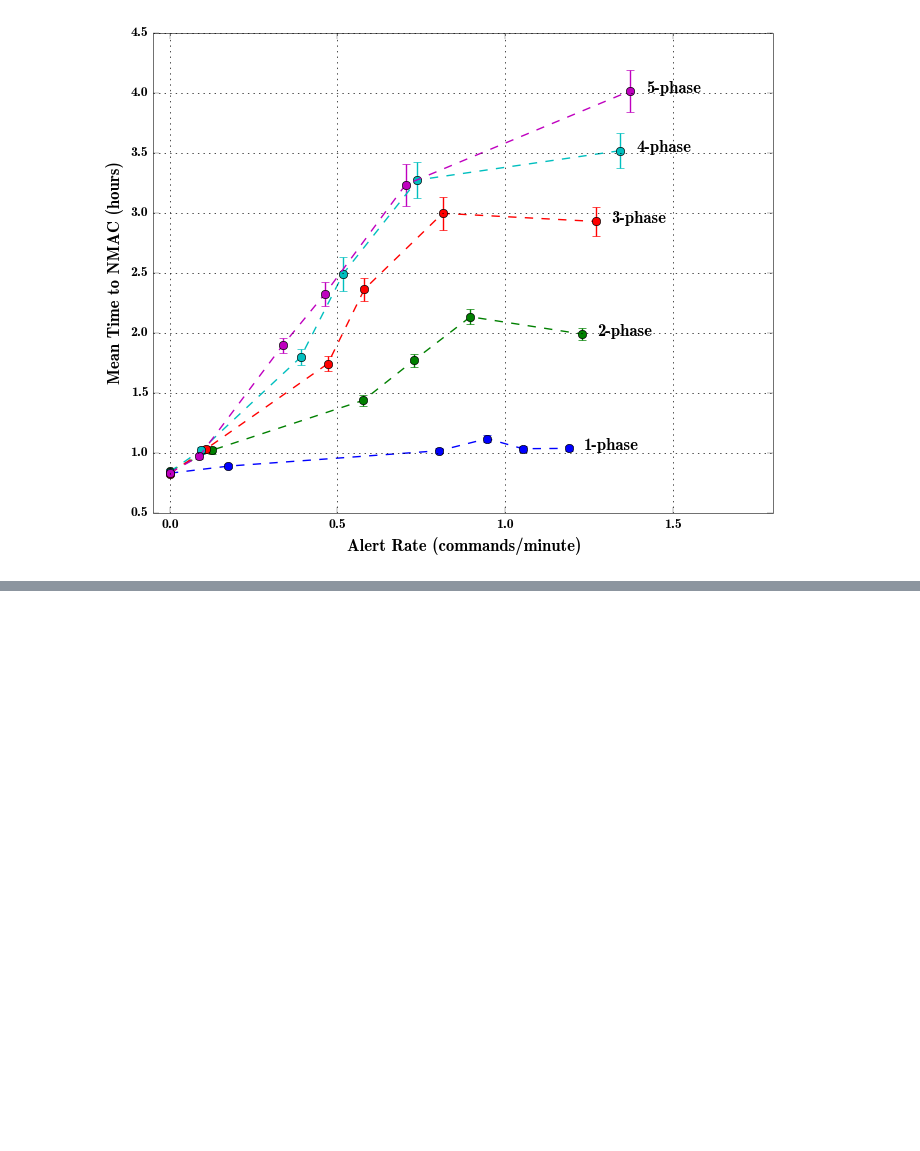
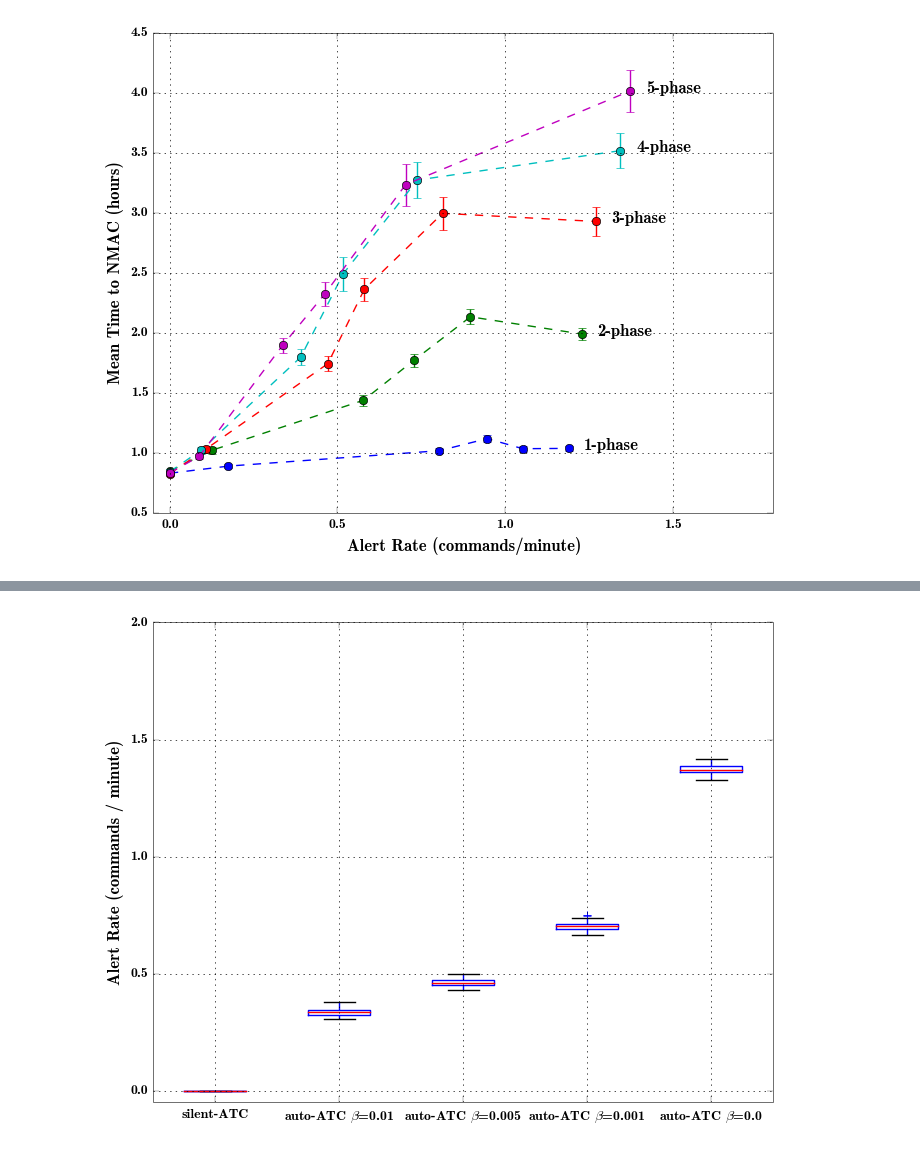
Before and after one commit to sisl/autoATC, a Jupyter notebook: CDC_3Dresults.ipynb, the cells around one changed output, grey strips where cells are left out. Drawn from its saved outputs; the diff is of its cells as text; code cells hidden in the pictures; blank space fills up the shorter version.

```diff
--- a/CDC_3Dresults.ipynb
+++ b/CDC_3Dresults.ipynb
@@ -145,0 +171,28 @@ PyPlot.ylabel("Mean Time to NMAC (hours)")
+# %%
+# alertRates = similar(tStat)
+# #First axis of tStat is beta, second axis is ATC type (MDP, MDP_period, NONE)
+# for b in 1:size(tStat,1)
+#     for k in 1:size(tStat,2)
+#         tS_minutes = tStat[b,k,:]/60.
+#         alertRates[b, k, :] = alertCounts[b,k,:] ./ tS_minutes
+#     end
+# end
+
+boxData = {data[5]["alertCounts"][b,1,:][:] ./ (data[5]["flightTimes"][b,1,:][:]/60)  for b in  reverse(1:(NbetaVals-1))}
+insert!(boxData, 1, data[5]["alertCounts"][1,2,:][:] ./ data[5]["flightTimes"][1,2,:][:] * 60)
+
+PyPlot.boxplot(boxData)
+
+PyPlot.ylim([-0.05,2.0])
+PyPlot.ylabel("Alert Rate (commands / minute)")
+
+#xLabels = ["auto-ATC \$\\beta\$="*betaValStr[b] for b in 1:NbetaVals]
+#push!(xLabels,"silent-ATC")
+
+
+PyPlot.xticks(1:NbetaVals, xLabels)
+PyPlot.grid("on")
+
+#plt.savefig("./results/CTMDP_5phases_alert_rate.pgf", bbox_inches="tight")
+# %% [output]
+[figure, added]
```
Also changed, not shown: parts of 3 cells of this notebook.
